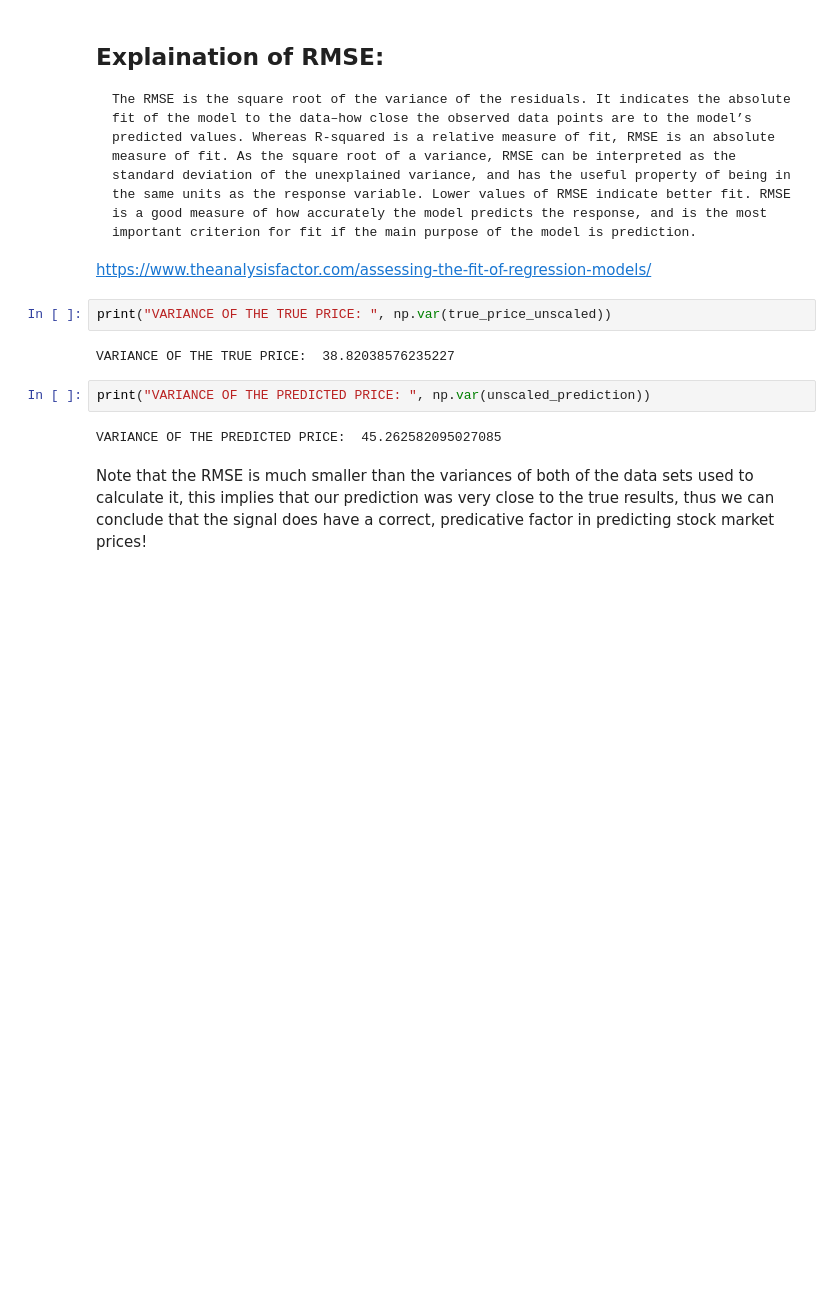
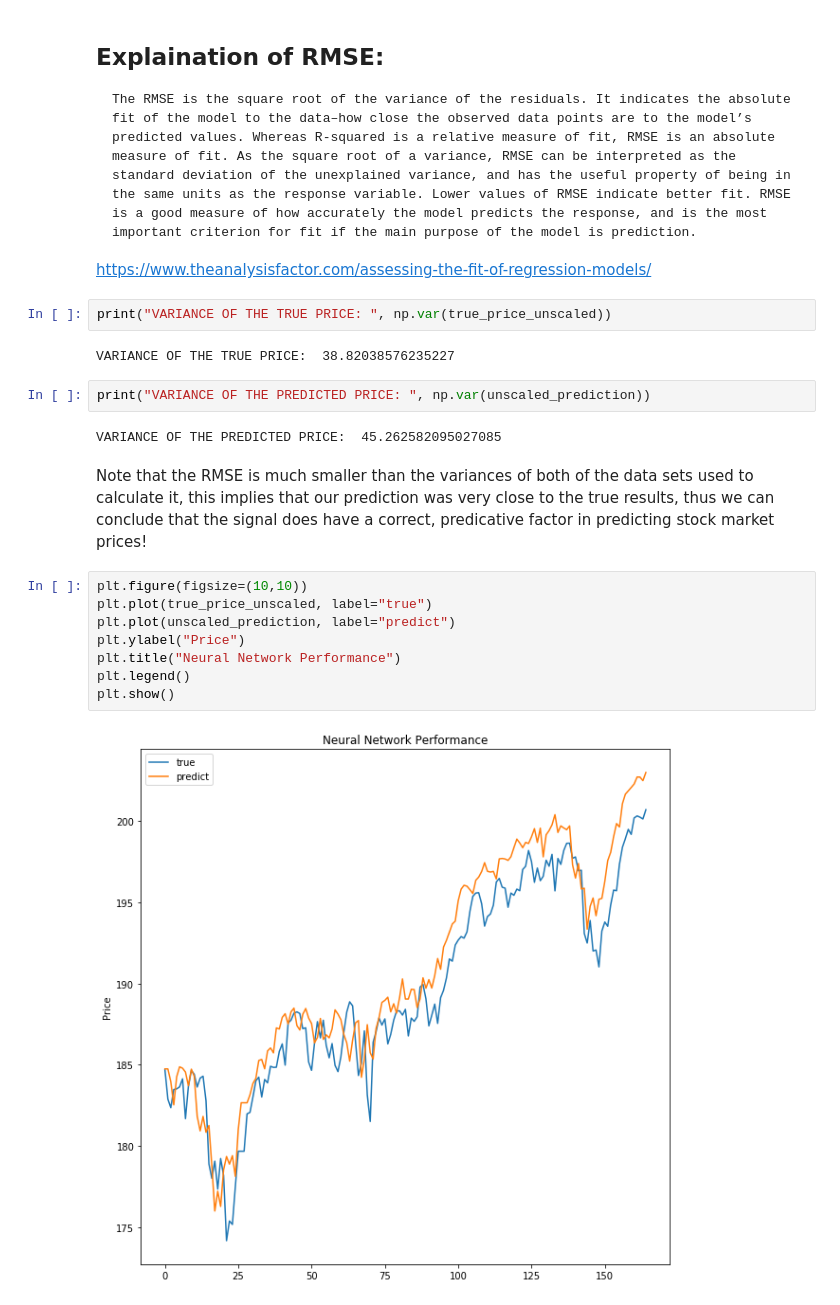
Before and after one commit to a20180502/stock_market_prediction_SP500, a Jupyter notebook: dump4_recurring_neural_networks.ipynb, the cells around one changed output. Saved outputs shown, nothing was run; the diff lists cells and outputs as text; blank space fills up the shorter version.

Commit message:
Added a plot to show quality of NN

```diff
--- a/dump4_recurring_neural_networks.ipynb
+++ b/dump4_recurring_neural_networks.ipynb
@@ -280,3 +280,13 @@ print("VARIANCE OF THE PREDICTED PRICE: ", np.var(unscaled_prediction))
 VARIANCE OF THE PREDICTED PRICE:  45.262582095027085
 # %% [markdown]
 Note that the RMSE is much smaller than the variances of both of the data sets used to calculate it, this implies that our prediction was very close to the true results, thus we can conclude that the signal does have a correct, predicative factor in predicting stock market prices!
+# %%
+plt.figure(figsize=(10,10))
+plt.plot(true_price_unscaled, label="true")
+plt.plot(unscaled_prediction, label="predict")
+plt.ylabel("Price")
+plt.title("Neural Network Performance")
+plt.legend()
+plt.show()
+# %% [output]
+[figure, added]
```
Also changed, not shown: parts of 2 cells of this notebook.
